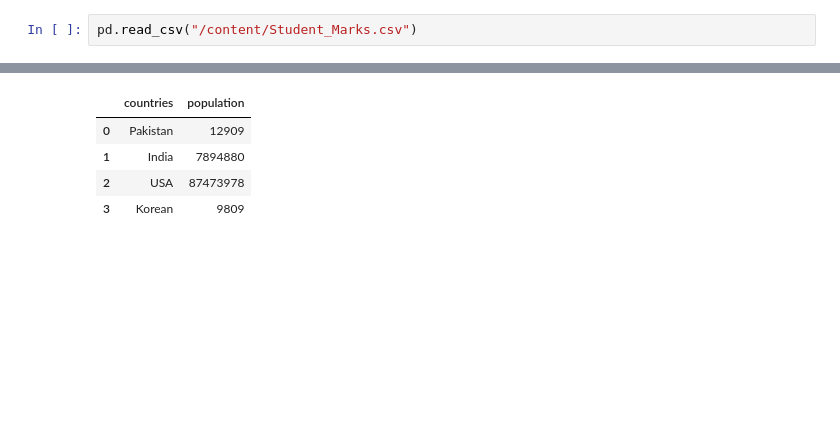
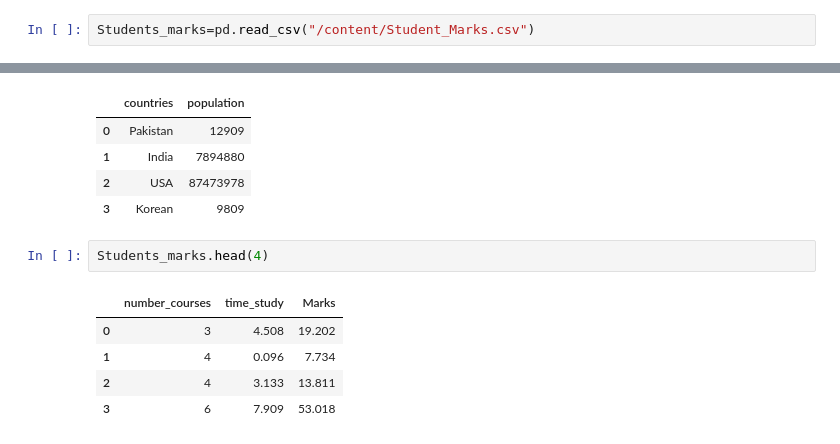
Before and after one commit to Ahsaniss/Pandas, a Jupyter notebook: pandas.ipynb, the cells around one changed output, grey strips where cells are left out. Saved outputs shown, nothing was run; the diff lists cells and outputs as text; blank space fills up the shorter version.

```diff
--- a/pandas.ipynb
+++ b/pandas.ipynb
@@ -156,2 +158,2 @@ df.head()
 # %%
-pd.read_csv("/content/Student_Marks.csv")
+Students_marks=pd.read_csv("/content/Student_Marks.csv")
@@ -184,3 +172,11 @@ df_dect
 | 1 | India | 7894880 |
 | 2 | USA | 87473978 |
 | 3 | Korean | 9809 |
+# %%
+Students_marks.head(4)
+# %% [output]
+|  | number_courses | time_study | Marks |
+| 0 | 3 | 4.508 | 19.202 |
+| 1 | 4 | 0.096 | 7.734 |
+| 2 | 4 | 3.133 | 13.811 |
+| 3 | 6 | 7.909 | 53.018 |
```
Also changed, not shown: parts of 2 cells of this notebook.
